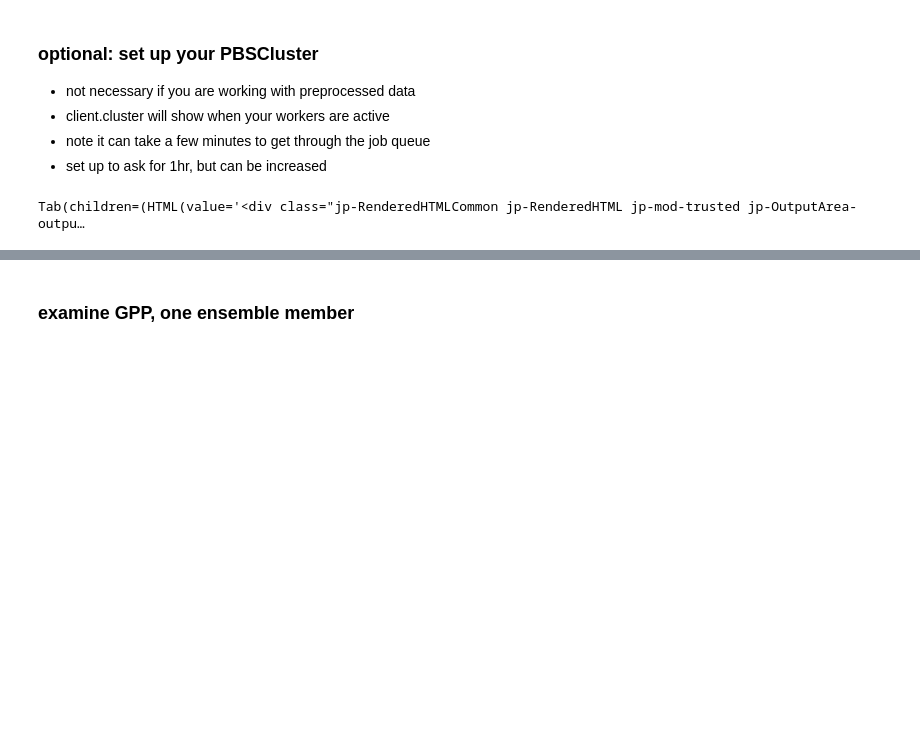
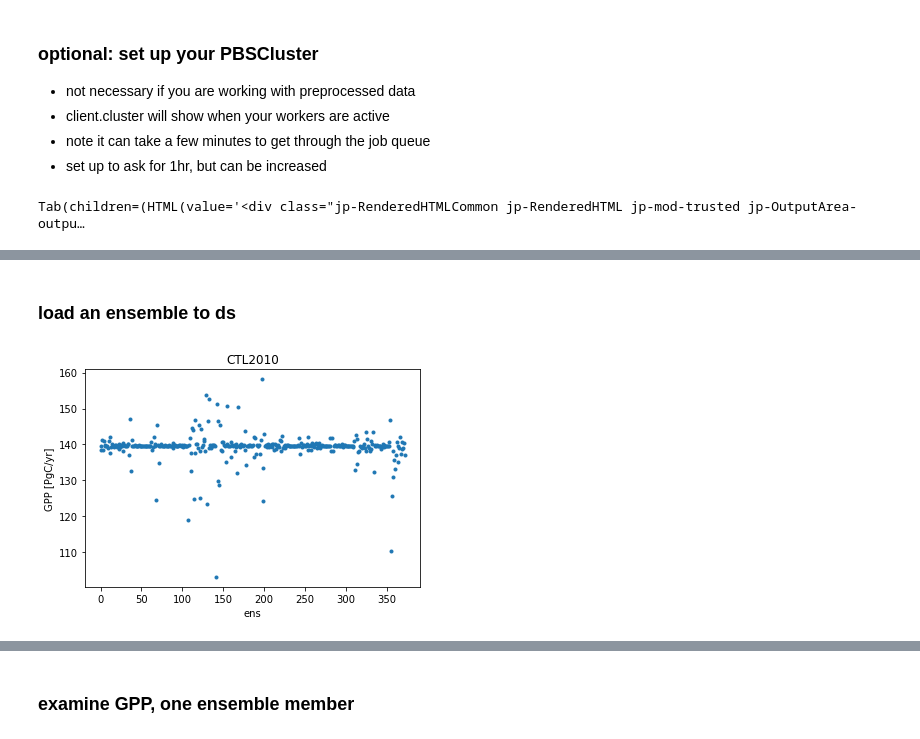
Before and after one commit to djk2120/ppe_tools, a Jupyter notebook: analysis/template.ipynb, the cells around one changed output, grey strips where cells are left out. Cells and saved outputs as stored; diff of their text form; code cells hidden in the pictures; blank space fills up the shorter version.

```diff
--- a/analysis/template.ipynb
+++ b/analysis/template.ipynb
@@ -186,0 +58,17 @@ ds = get_ensemble(files,data_vars,keys,paramkey)
+# %%
+ds0,la,lapft,attrs,paramkey,keys = ppe_init()
+# %% [markdown]
+### load an ensemble to ds
+# %%
+data_vars = ['GPP','EFLX_LH_TOT']
+ensemble = 'CTL2010'
+htape = 'h0'
+ds = get_ensemble(data_vars,ensemble,htape)
+
+#h1 = pft, h5=daily
+#ensembles
+#  AF1855 - 1855 climate, CO2=367ppmv
+#  AF2095 - 2095 climate, CO2=367ppmv
+#  C285   - 2010 climate, CO2=285ppmv
+#  C867   - 2010 climate, CO2=867ppmv
+#  NDEP   - 2010 climate, CO2=367ppmv, NDEP+=5g/m2
@@ -186,0 +78,15 @@ ds = get_ensemble(files,data_vars,keys,paramkey)
+# %%
+v='GPP'
+cf1  = attrs['cf1'][v]
+cf2  = float(attrs['cf2'][v])
+unit = attrs['units'][v]
+
+
+xann  = ann_mean(ds[v],cf1).mean(dim='year')
+xglob = reg_mean(xann,la,cf=cf2)
+xglob.name = v
+xglob.attrs = {'units':unit}
+xglob.plot.line('.')
+plt.title(ensemble);
+# %% [output]
+[figure, added]
```
Also changed, not shown: parts of 26 cells of this notebook, 1 other file.
